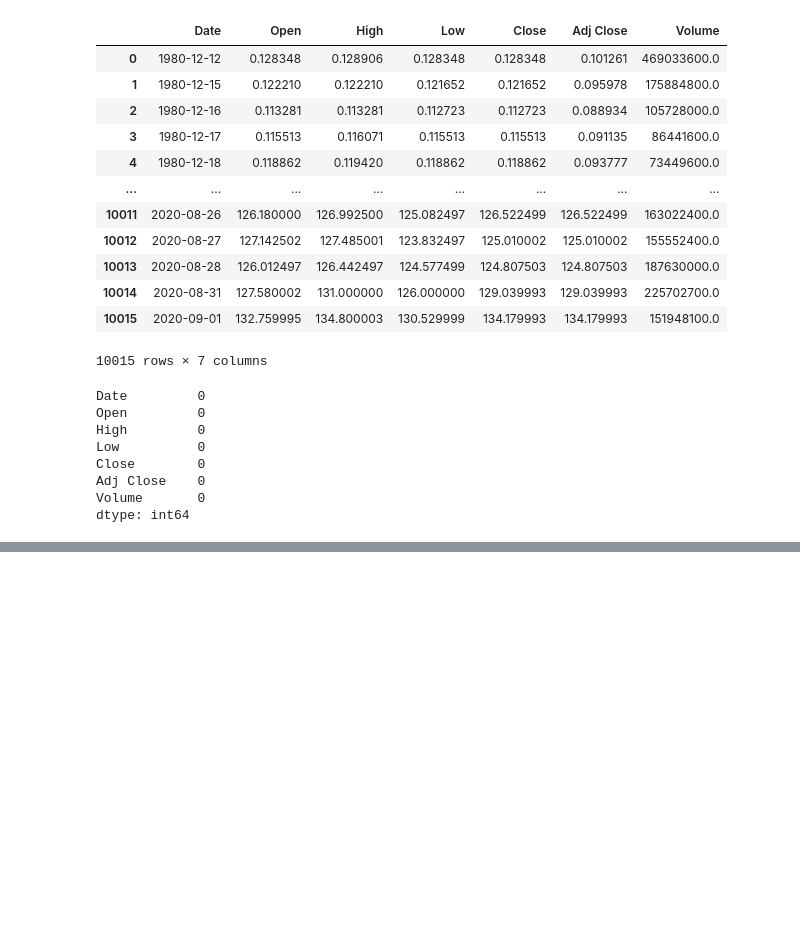
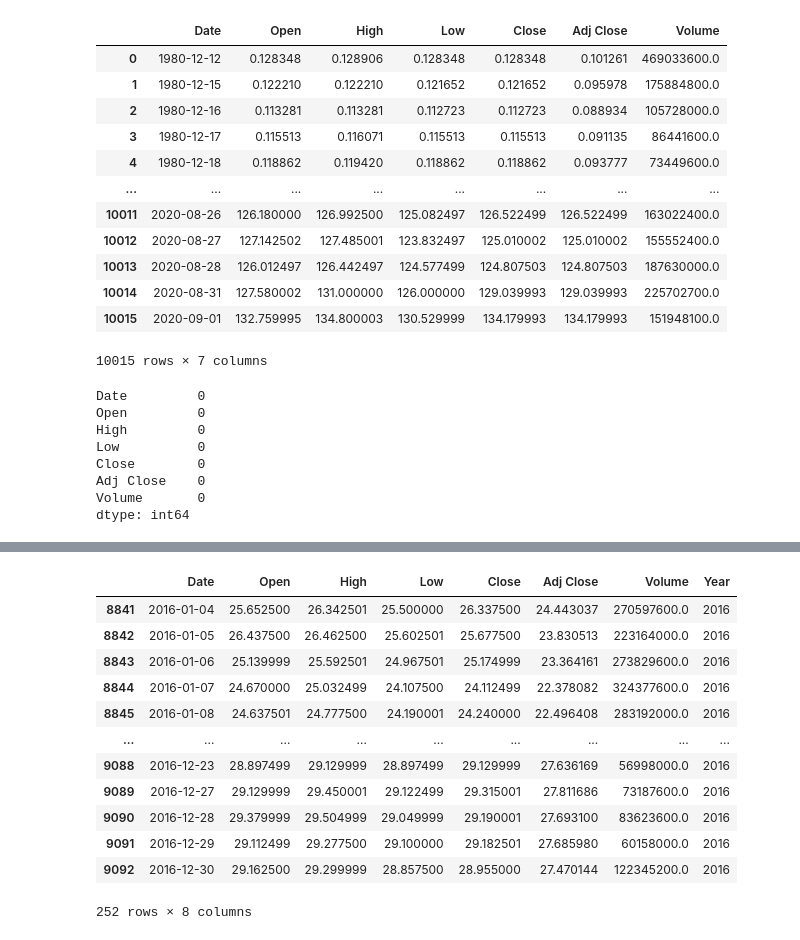
Before and after one commit to duy4nt/Data-Analysis, a Jupyter notebook: StockPriceAnalysis/Stock Price Analysis.ipynb, the cells around one changed output, grey strips where cells are left out. Saved outputs shown, nothing was run; the diff lists cells and outputs as text; code cells hidden in the pictures; blank space fills up the shorter version.

```diff
--- a/StockPriceAnalysis/Stock Price Analysis.ipynb
+++ b/StockPriceAnalysis/Stock Price Analysis.ipynb
@@ -179,0 +229,16 @@ dtype: int64
+# %%
+df_cleaned[df_cleaned['Year']==2016]
+# %% [output]
+|  | Date | Open | High | Low | Close | Adj Close | Volume | Year |
+| 8841 | 2016-01-04 | 25.652500 | 26.342501 | 25.500000 | 26.337500 | 24.443037 | 270597600.0 | 2016 |
+| 8842 | 2016-01-05 | 26.437500 | 26.462500 | 25.602501 | 25.677500 | 23.830513 | 223164000.0 | 2016 |
+| 8843 | 2016-01-06 | 25.139999 | 25.592501 | 24.967501 | 25.174999 | 23.364161 | 273829600.0 | 2016 |
+| 8844 | 2016-01-07 | 24.670000 | 25.032499 | 24.107500 | 24.112499 | 22.378082 | 324377600.0 | 2016 |
+| 8845 | 2016-01-08 | 24.637501 | 24.777500 | 24.190001 | 24.240000 | 22.496408 | 283192000.0 | 2016 |
+| ... | ... | ... | ... | ... | ... | ... | ... | ... |
+| 9088 | 2016-12-23 | 28.897499 | 29.129999 | 28.897499 | 29.129999 | 27.636169 | 56998000.0 | 2016 |
+| 9089 | 2016-12-27 | 29.129999 | 29.450001 | 29.122499 | 29.315001 | 27.811686 | 73187600.0 | 2016 |
+| 9090 | 2016-12-28 | 29.379999 | 29.504999 | 29.049999 | 29.190001 | 27.693100 | 83623600.0 | 2016 |
+| 9091 | 2016-12-29 | 29.112499 | 29.277500 | 29.100000 | 29.182501 | 27.685980 | 60158000.0 | 2016 |
+| 9092 | 2016-12-30 | 29.162500 | 29.299999 | 28.857500 | 28.955000 | 27.470144 | 122345200.0 | 2016 |
+252 rows × 8 columns
```
Also changed, not shown: parts of 14 cells of this notebook.
